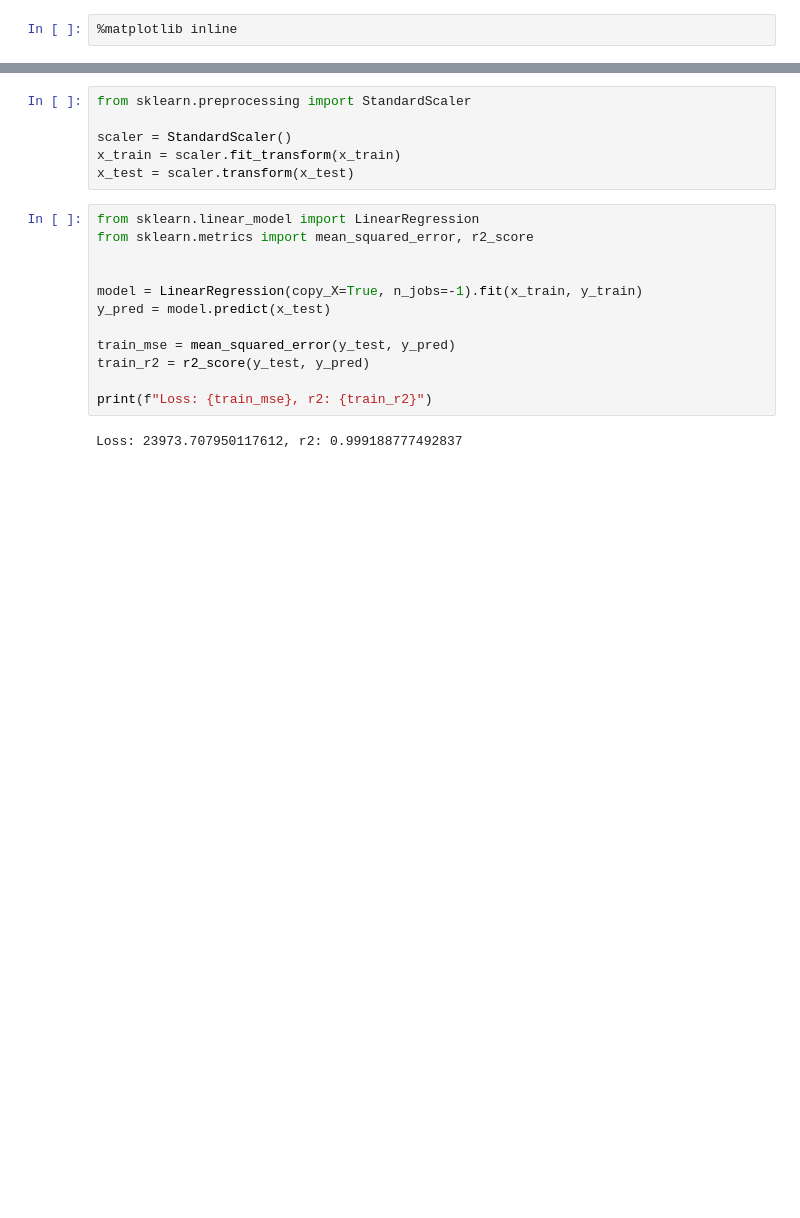
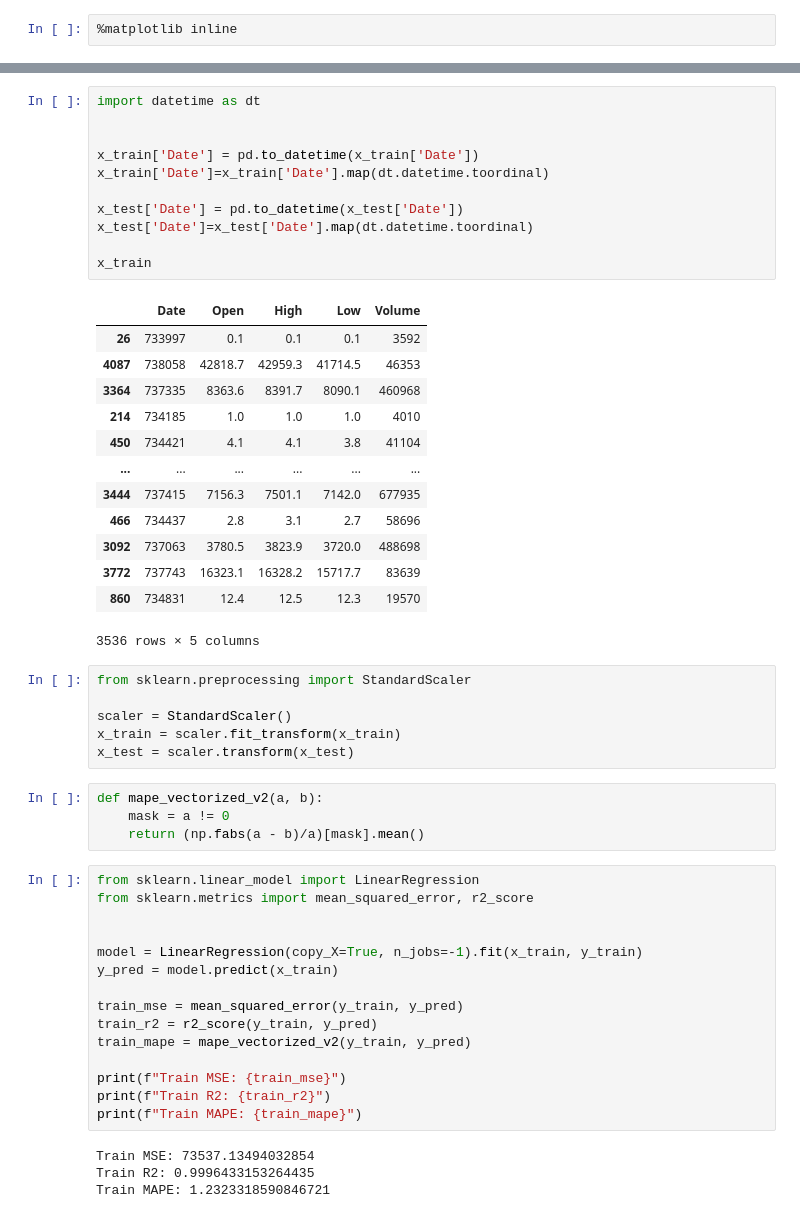
Before and after one commit to olesuv/stock-predictor, a Jupyter notebook: model_research.ipynb, the cells around one changed output, grey strips where cells are left out. Cells and saved outputs as stored; diff of their text form; blank space fills up the shorter version.

```diff
--- a/model_research.ipynb
+++ b/model_research.ipynb
@@ -66,20 +40,54 @@ x_train.head()
+# %%
+import datetime as dt
+
+
+x_train['Date'] = pd.to_datetime(x_train['Date'])
+x_train['Date']=x_train['Date'].map(dt.datetime.toordinal)
+
+x_test['Date'] = pd.to_datetime(x_test['Date'])
+x_test['Date']=x_test['Date'].map(dt.datetime.toordinal)
+
+x_train
+# %% [output]
+|  | Date | Open | High | Low | Volume |
+| 26 | 733997 | 0.1 | 0.1 | 0.1 | 3592 |
+| 4087 | 738058 | 42818.7 | 42959.3 | 41714.5 | 46353 |
+| 3364 | 737335 | 8363.6 | 8391.7 | 8090.1 | 460968 |
+| 214 | 734185 | 1.0 | 1.0 | 1.0 | 4010 |
+| 450 | 734421 | 4.1 | 4.1 | 3.8 | 41104 |
+| ... | ... | ... | ... | ... | ... |
+| 3444 | 737415 | 7156.3 | 7501.1 | 7142.0 | 677935 |
+| 466 | 734437 | 2.8 | 3.1 | 2.7 | 58696 |
+| 3092 | 737063 | 3780.5 | 3823.9 | 3720.0 | 488698 |
+| 3772 | 737743 | 16323.1 | 16328.2 | 15717.7 | 83639 |
+| 860 | 734831 | 12.4 | 12.5 | 12.3 | 19570 |
+3536 rows × 5 columns
 # %%
 from sklearn.preprocessing import StandardScaler
 
 scaler = StandardScaler()
 x_train = scaler.fit_transform(x_train)
 x_test = scaler.transform(x_test)
+# %%
+def mape_vectorized_v2(a, b):
+    mask = a != 0
+    return (np.fabs(a - b)/a)[mask].mean()
 # %%
 from sklearn.linear_model import LinearRegression
 from sklearn.metrics import mean_squared_error, r2_score
 
 
 model = LinearRegression(copy_X=True, n_jobs=-1).fit(x_train, y_train)
-y_pred = model.predict(x_test)
+y_pred = model.predict(x_train)
 
-train_mse = mean_squared_error(y_test, y_pred)
-train_r2 = r2_score(y_test, y_pred)
+train_mse = mean_squared_error(y_train, y_pred)
+train_r2 = r2_score(y_train, y_pred)
+train_mape = mape_vectorized_v2(y_train, y_pred)
 
-print(f"Loss: {train_mse}, r2: {train_r2}")
+print(f"Train MSE: {train_mse}")
+print(f"Train R2: {train_r2}")
+print(f"Train MAPE: {train_mape}")
 # %% [output]
-Loss: 23973.707950117612, r2: 0.999188777492837
+Train MSE: 73537.13494032854
+Train R2: 0.9996433153264435
+Train MAPE: 1.2323318590846721
```
Also changed, not shown: parts of 7 cells of this notebook.
